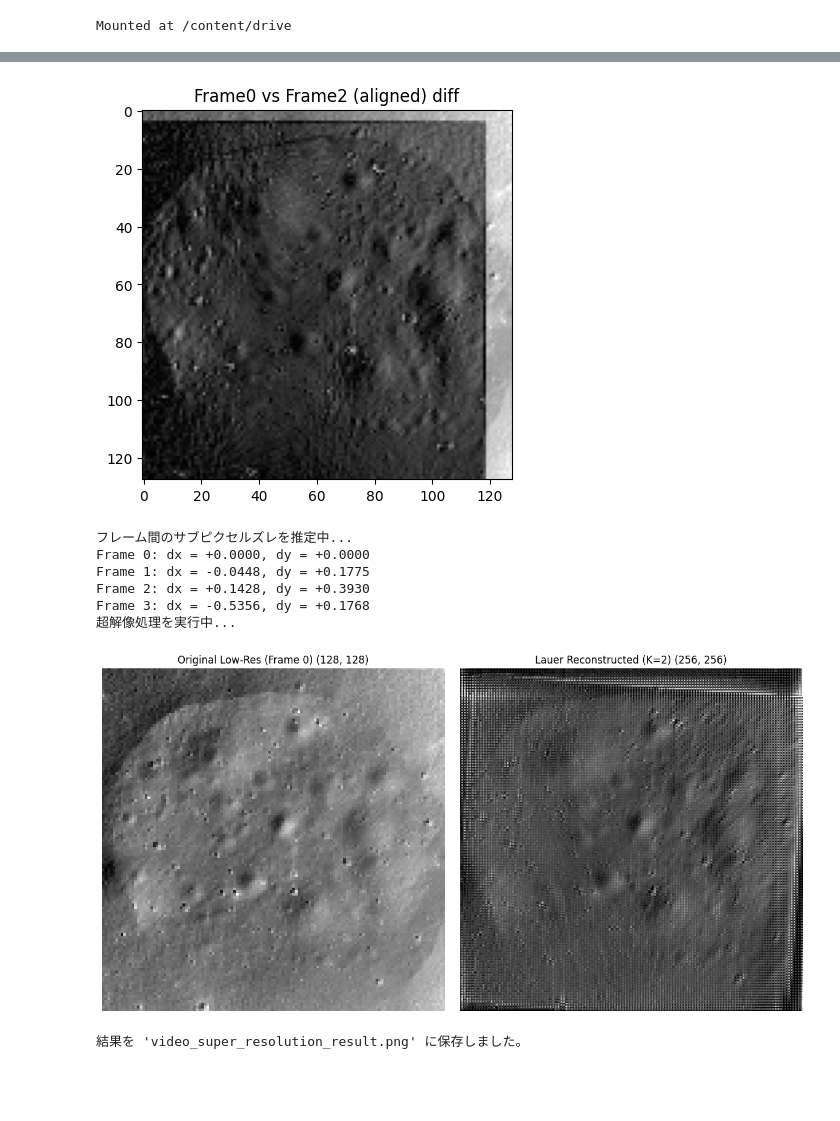
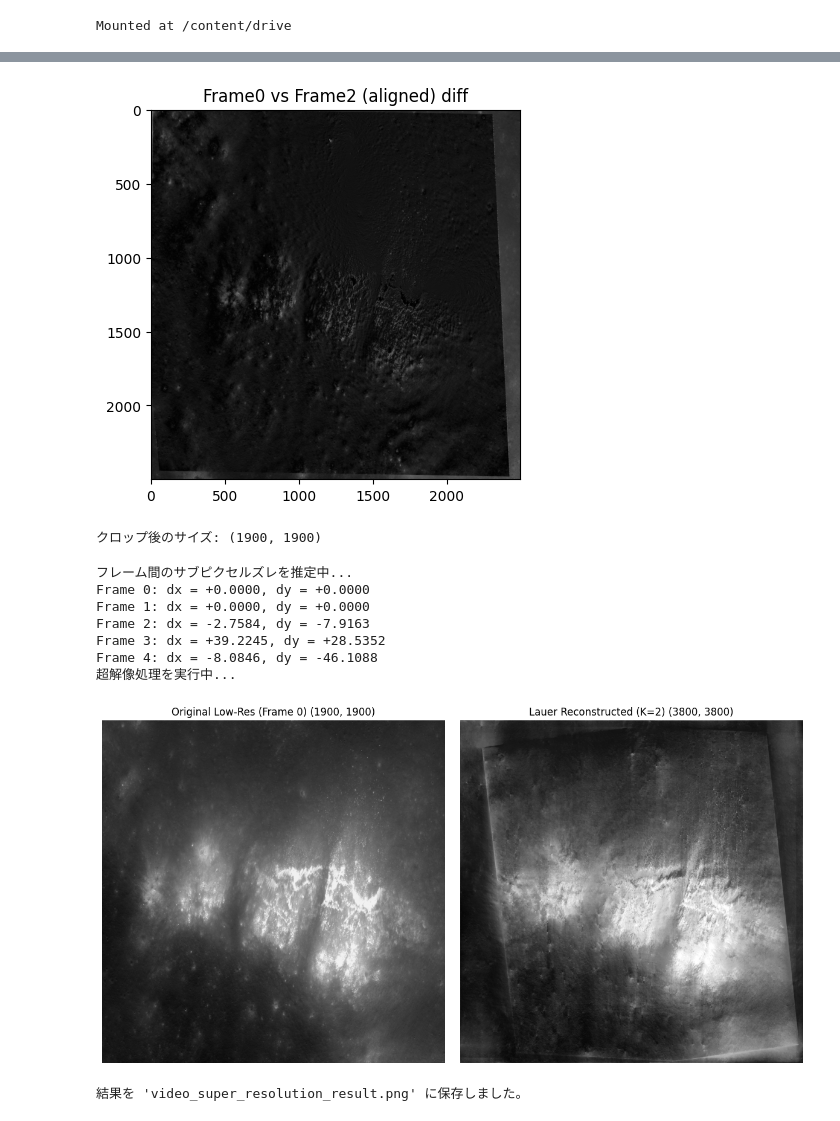
Before and after one commit to haru452/anime_super-resolution, a Jupyter notebook: Lauer2.ipynb, the cells around one changed output, grey strips where cells are left out. Saved outputs shown, nothing was run; the diff lists cells and outputs as text; code cells hidden in the pictures; blank space fills up the shorter version.

```diff
--- a/Lauer2.ipynb
+++ b/Lauer2.ipynb
@@ -13,7 +13,7 @@ import numpy as np
 # Adjust the path to your Google Drive where the images are located
 # For example, if your images are directly in 'My Drive', use '/content/drive/My Drive/bs*.png'
 # If they are in a subfolder, e.g., 'My Drive/Images', use '/content/drive/My Drive/Images/bs*.png'
-paths = sorted(glob.glob('/content/drive/My Drive/Graduate/Craters/bs*.png'))  # bs1.png ~ bs4.png
+paths = sorted(glob.glob('/content/drive/My Drive/Graduate/Craters_recognized/aligned_*.tiff'))  # bs1.png ~ bs4.png
 images = []
 i = 0
 for p in paths:
@@ -37,3 +38,24 @@ else:
+# %%
+# 最初の画像を基準サイズとする
+base_size = None
+images = []
+
+for p in paths:
+    img = cv2.imread(p, cv2.IMREAD_GRAYSCALE).astype(np.float32)
+
+    # 縮小処理（現在のコードにある1/2処理）
+    new_size = (img.shape[1] // 2, img.shape[0] // 2)
+    img2 = cv2.resize(img, new_size, interpolation=cv2.INTER_CUBIC)
+
+    # 最初の1枚目のサイズを基準として保存
+    if base_size is None:
+        base_size = (img2.shape[1], img2.shape[0]) # (width, height)
+    else:
+        # 2枚目以降でサイズが異なる場合は、基準サイズにリサイズする
+        if (img2.shape[1], img2.shape[0]) != base_size:
+            img2 = cv2.resize(img2, base_size, interpolation=cv2.INTER_CUBIC)
+
+    images.append(img2)
 # %%
 def check_rotation(img0, img1):
     orb = cv2.ORB_create(500)
@@ -140,7 +163,19 @@ images = [images[0]] + [align_rotation(images[0], img) for img in images[1:]]
 diff = cv2.absdiff(images[0].astype(np.uint8), images[2].astype(np.uint8))
 plt.imshow(diff, cmap='gray'); plt.title("Frame0 vs Frame2 (aligned) diff"); plt.show()
 # %% [output]
-[figure, old version]
+[figure, new version]
+# %%
+def crop_valid_region(imgs, margin_ratio=0.12):
+    h, w = imgs[0].shape
+    my, mx = int(h * margin_ratio), int(w * margin_ratio)
+    return [img[my:h - my, mx:w - mx] for img in imgs]
+
+
+aligned_images = crop_valid_region(images, margin_ratio=0.12)
+h, w = aligned_images[0].shape
+print(f"クロップ後のサイズ: {aligned_images[0].shape}")
+# %% [output]
+クロップ後のサイズ: (1900, 1900)
 # %%
 import numpy as np
 import matplotlib.pyplot as plt
@@ -262,45 +297,46 @@ def lauer_reconstruct_overdetermined(images, K, offsets):
 
 # ① 動き（ズレ量）の自動推定
 print("フレーム間のサブピクセルズレを推定中...")
-estimated_offsets = estimate_offsets(images) # low_res_frames を images に変更
+estimated_offsets = estimate_offsets(aligned_images) # low_res_frames を images に変更
 
 for i, (dx, dy) in enumerate(estimated_offsets):
     print(f"Frame {i}: dx = {dx:+.4f}, dy = {dy:+.4f}")
 
 # ② Lauerのアルゴリズムを実行 (倍率 K=2)
 K = 2
 print("超解像処理を実行中...")
-result = lauer_reconstruct_overdetermined(images, K=K, offsets=estimated_offsets) # low_res_frames を images に変更
+result = lauer_reconstruct_overdetermined(aligned_images, K=K, offsets=estimated_offsets) # low_res_frames を images に変更
 
 # 0-255の範囲に数値をクリップ（はみ出し対策）
 result_clipped = np.clip(result, 0, 255).astype(np.uint8)
 
 # ③ 結果の表示と保存
 plt.figure(figsize=(12, 6))
 
 plt.subplot(1, 2, 1)
-plt.title(f"Original Low-Res (Frame 0) {images[0].shape}") # low_res_frames を images に変更
-plt.imshow(images[0], cmap='gray') # low_res_frames を images に変更
+plt.title(f"Original Low-Res (Frame 0) {aligned_images[0].shape}") # low_res_frames を images に変更
+plt.imshow(aligned_images[0], cmap='gray') # low_res_frames を images に変更
 plt.axis('off')
-cv2.imwrite("video_orign.png", images[0]) # low_res_frames を images に変更
+cv2.imwrite("video_orign.png", aligned_images[0]) # low_res_frames を images に変更
 
 plt.subplot(1, 2, 2)
 plt.title(f"Lauer Reconstructed (K={K}) {result_clipped.shape}")
 plt.imshow(result_clipped, cmap='gray')
 
 plt.axis('off')
 
 plt.tight_layout()
 plt.show()
 
 cv2.imwrite("video_super_resolution_result.png", result_clipped)
 print("結果を 'video_super_resolution_result.png' に保存しました。")
 # %% [output]
 フレーム間のサブピクセルズレを推定中...
 Frame 0: dx = +0.0000, dy = +0.0000
-Frame 1: dx = -0.0448, dy = +0.1775
-Frame 2: dx = +0.1428, dy = +0.3930
-Frame 3: dx = -0.5356, dy = +0.1768
+Frame 1: dx = +0.0000, dy = +0.0000
+Frame 2: dx = -2.7584, dy = -7.9163
+Frame 3: dx = +39.2245, dy = +28.5352
+Frame 4: dx = -8.0846, dy = -46.1088
 超解像処理を実行中...
-[figure, old version]
+[figure, new version]
 結果を 'video_super_resolution_result.png' に保存しました。
```
Also changed, not shown: parts of 3 cells of this notebook.
